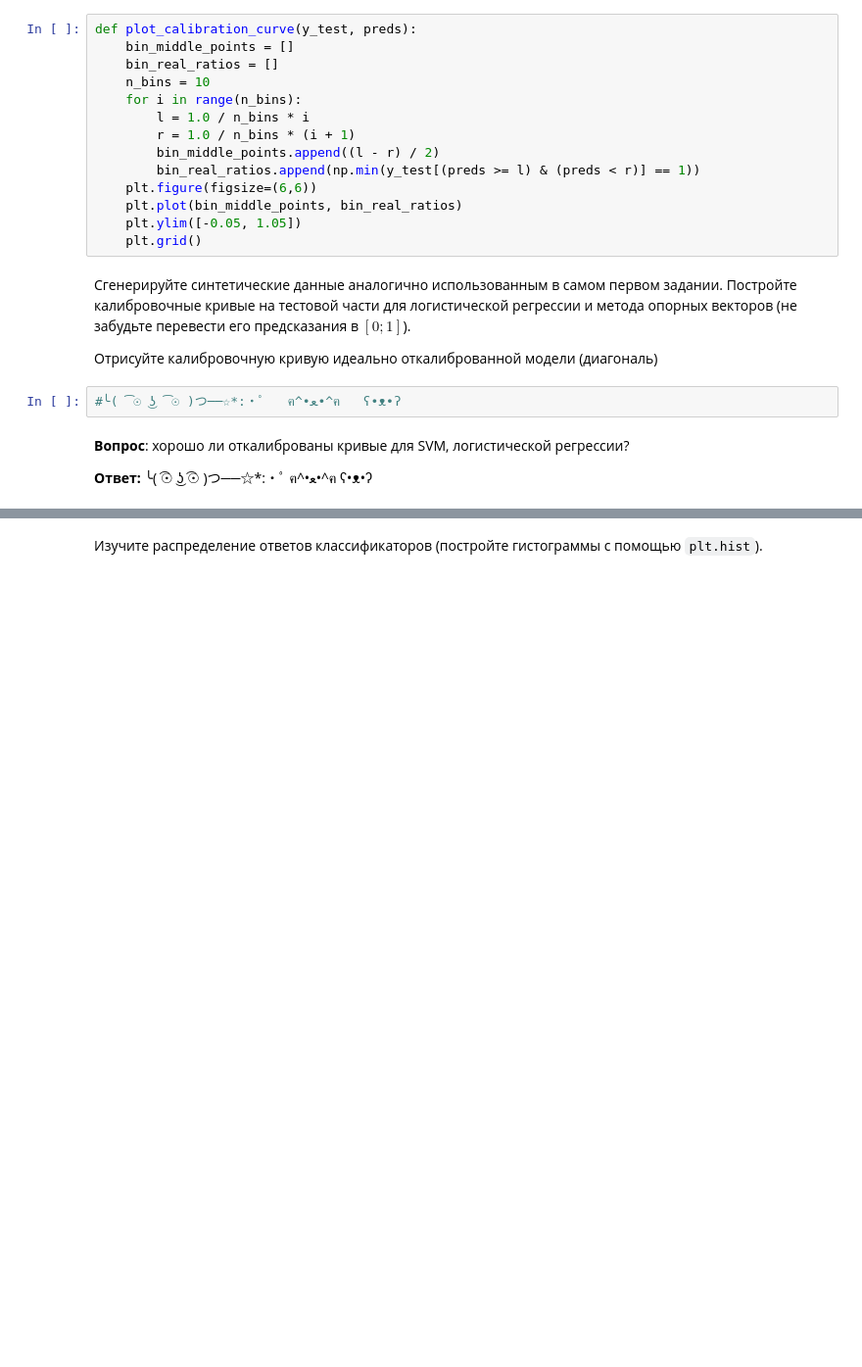
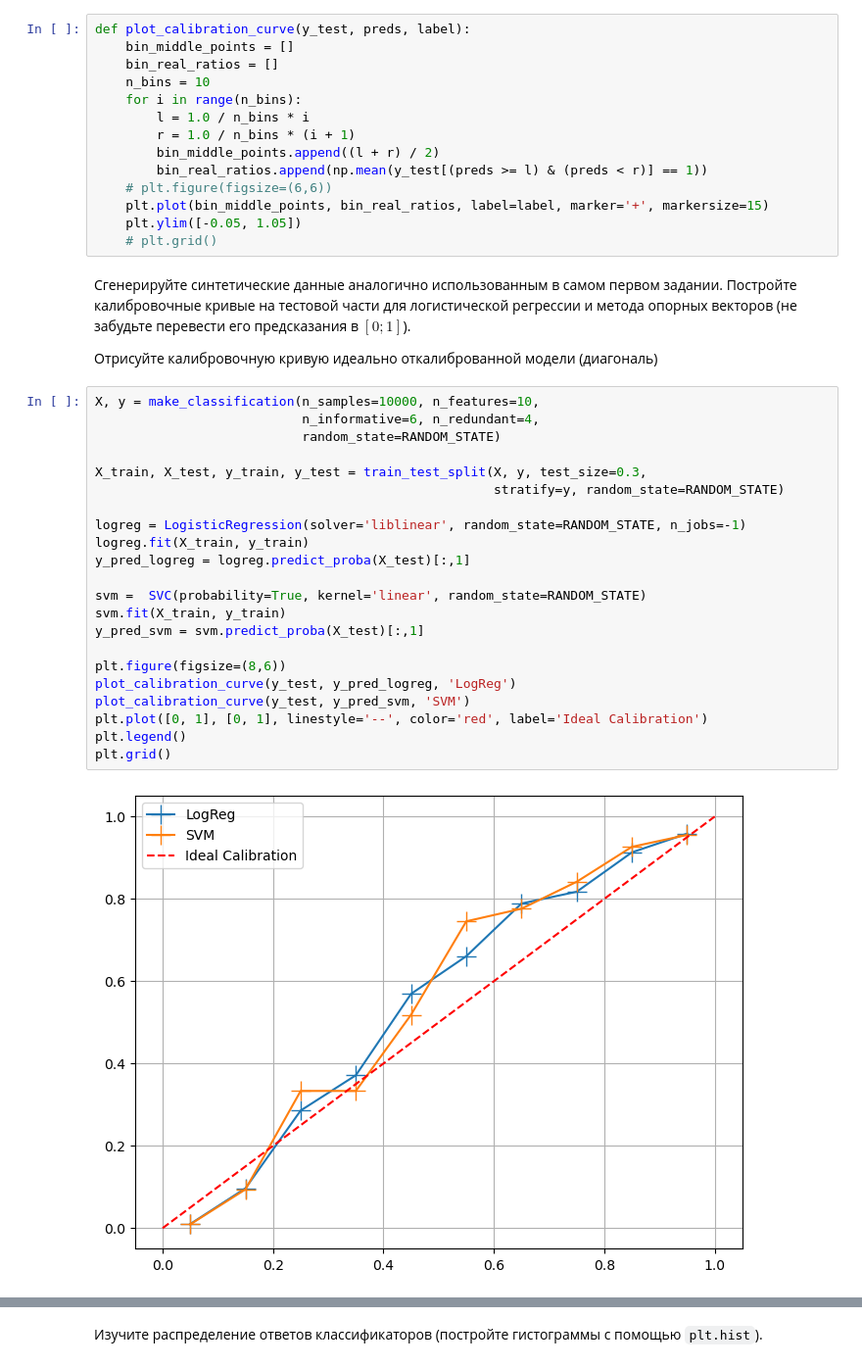
Before and after one commit to MrRozum/mai_ml_lab05_linear_classifiers, a Jupyter notebook: ML_MAI_&_SBER_Linear_classification_LAB_5.ipynb, the cells around one changed output, grey strips where cells are left out. Shown at 98% size. Saved outputs shown, nothing was run; the diff lists cells and outputs as text; blank space fills up the shorter version.

```diff
--- a/ML_MAI_&_SBER_Linear_classification_LAB_5.ipynb
+++ b/ML_MAI_&_SBER_Linear_classification_LAB_5.ipynb
@@ -364,26 +391,44 @@ plot_logreg_2D(X, y, model)
 # %% [markdown]
 **Ниже приведена функция, которая должна рисовать такие кривые. В ней допущено две ошибки — найдите и исправьте их.**
 # %%
-def plot_calibration_curve(y_test, preds):
+def plot_calibration_curve(y_test, preds, label):
     bin_middle_points = []
     bin_real_ratios = []
     n_bins = 10
     for i in range(n_bins):
         l = 1.0 / n_bins * i
         r = 1.0 / n_bins * (i + 1)
-        bin_middle_points.append((l - r) / 2)
-        bin_real_ratios.append(np.min(y_test[(preds >= l) & (preds < r)] == 1))
-    plt.figure(figsize=(6,6))
-    plt.plot(bin_middle_points, bin_real_ratios)
+        bin_middle_points.append((l + r) / 2)
+        bin_real_ratios.append(np.mean(y_test[(preds >= l) & (preds < r)] == 1))
+    # plt.figure(figsize=(6,6))
+    plt.plot(bin_middle_points, bin_real_ratios, label=label, marker='+', markersize=15)
     plt.ylim([-0.05, 1.05])
-    plt.grid()
+    # plt.grid()
 # %% [markdown]
 Сгенерируйте синтетические данные аналогично использованным в самом первом задании. Постройте калибровочные кривые на тестовой части для логистической регрессии и метода опорных векторов (не забудьте перевести его предсказания в $[0;1]$).
 
 Отрисуйте калибровочную кривую идеально откалиброванной модели (диагональ)
-# %%
-#╰( ͡☉ ͜ʖ ͡☉ )つ──☆*:・ﾟ   ฅ^•ﻌ•^ฅ   ʕ•ᴥ•ʔ
-# %% [markdown]
-**Вопрос**: хорошо ли откалиброваны кривые для SVM, логистической регрессии?
-
-**Ответ:** ╰( ͡☉ ͜ʖ ͡☉ )つ──☆*:・ﾟ   ฅ^•ﻌ•^ฅ   ʕ•ᴥ•ʔ
+# %%
+X, y = make_classification(n_samples=10000, n_features=10,
+                           n_informative=6, n_redundant=4,
+                           random_state=RANDOM_STATE)
+
+X_train, X_test, y_train, y_test = train_test_split(X, y, test_size=0.3,
+                                                    stratify=y, random_state=RANDOM_STATE)
+
+logreg = LogisticRegression(solver='liblinear', random_state=RANDOM_STATE, n_jobs=-1)
+logreg.fit(X_train, y_train)
+y_pred_logreg = logreg.predict_proba(X_test)[:,1]
+
+svm =  SVC(probability=True, kernel='linear', random_state=RANDOM_STATE)
+svm.fit(X_train, y_train)
+y_pred_svm = svm.predict_proba(X_test)[:,1]
+
+plt.figure(figsize=(8,6))
+plot_calibration_curve(y_test, y_pred_logreg, 'LogReg')
+plot_calibration_curve(y_test, y_pred_svm, 'SVM')
+plt.plot([0, 1], [0, 1], linestyle='--', color='red', label='Ideal Calibration')
+plt.legend()
+plt.grid()
+# %% [output]
+[figure, added]
```
Also changed, not shown: parts of 23 cells of this notebook.
